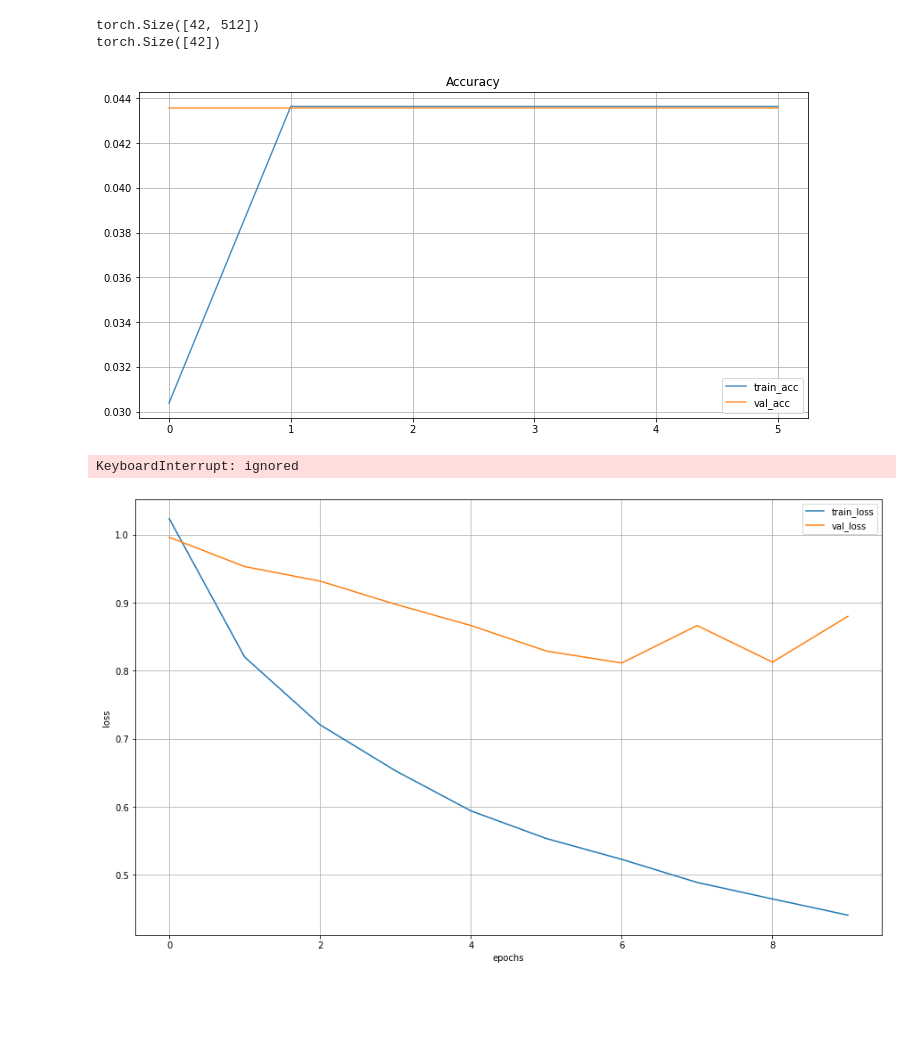
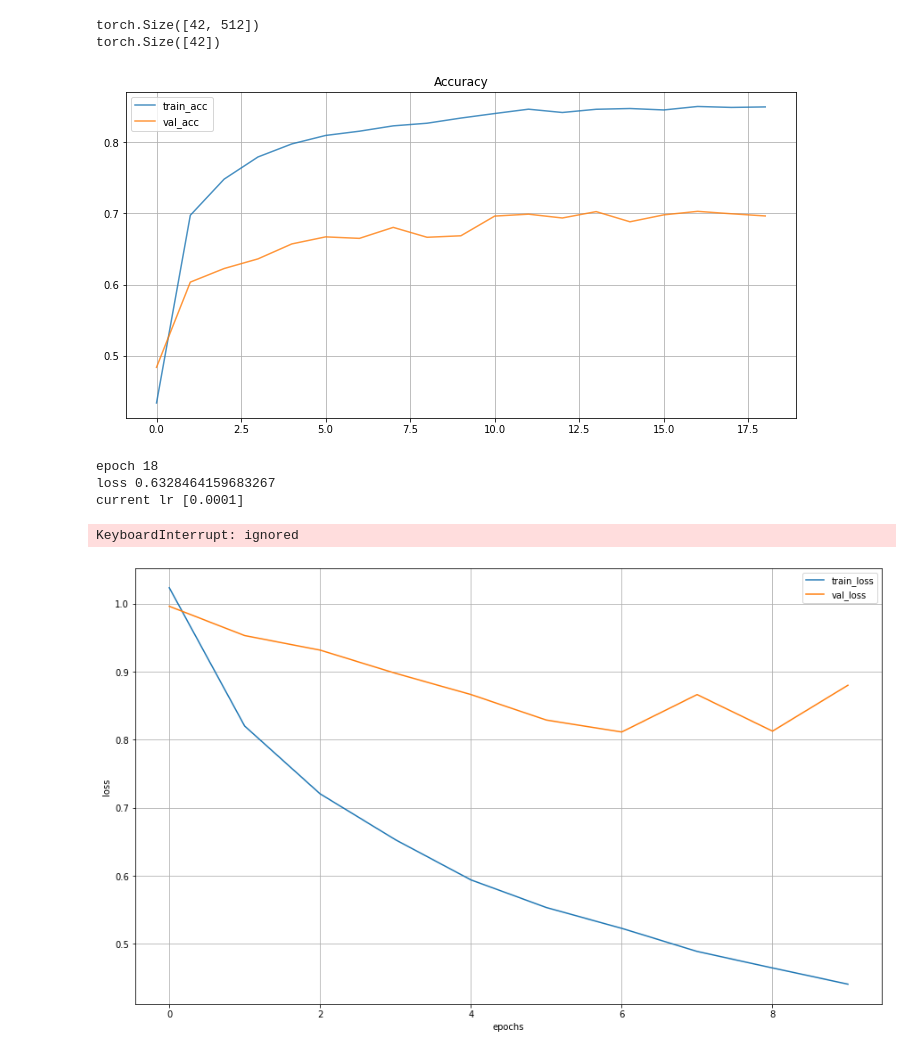
Before and after one commit to iptkachev/dls_part1, a Jupyter notebook: simpsons_baseline.ipynb, the cells around one changed output. Saved outputs shown, nothing was run; the diff lists cells and outputs as text; code cells hidden in the pictures; blank space fills up the shorter version.

```diff
--- a/simpsons_baseline.ipynb
+++ b/simpsons_baseline.ipynb
@@ -447,3 +492,7 @@ KeyboardInterrupt: ignored
 # %%
-history, best_model_wts = train(train_dataset, val_dataset, model=simple_cnn, opt=opt, epochs=10, batch_size=64)
+# epochs = 30
+# opt = torch.optim.Adam(simple_cnn.parameters())
+# exp_lr_scheduler = lr_scheduler.StepLR(opt, step_size=10, gamma=0.1)
+
+history, best_model_wts = train(train_dataset, val_dataset, model=simple_cnn, opt=opt, epochs=epochs, batch_size=64, scheduler=exp_lr_scheduler)
 # %% [output]
@@ -451,3 +504,5 @@ history, best_model_wts = train(train_dataset, val_dataset, model=simple_cnn, op
+# %%
+best_model_wts = simple_cnn
 # %% [markdown]
 Построим кривые обучения
 # %%
@@ -570,12 +532,14 @@ def train(train_dataset, val_dataset, model, opt, epochs, batch_size, scheduler=
     criterion = nn.CrossEntropyLoss()
 
     for epoch in range(epochs):
-        train_loss, train_acc = fit_epoch(model, scheduler, train_loader, criterion, opt)
-        print("loss", train_loss)
+        train_loss, train_acc = fit_epoch(model, train_loader, criterion, opt)
 
         val_loss, val_acc = eval_epoch(model, val_loader, criterion)
         history.append((train_loss, train_acc, val_loss, val_acc))
         acc_history.append((train_acc, val_acc))
+
+        if scheduler:
+          scheduler.step()
 
         if val_acc > best_acc:
             best_acc = val_acc
@@ -588,6 +552,10 @@ def train(train_dataset, val_dataset, model, opt, epochs, batch_size, scheduler=
             ))
         ))
 
+        print("epoch", epoch)
+        print("loss", train_loss)
+        print("current lr", scheduler.get_lr())
+
     return history, best_model_wts
 # %%
 model_conv = torchvision.models.resnet18(pretrained=True)
@@ -606,19 +574,17 @@ for param in model_conv.parameters():
 # %% [output]
 torch.Size([42, 512])
 torch.Size([42])
-# %%
-if val_dataset is None:
-    val_dataset = SimpsonsDataset(val_files, mode='val')
-
-train_dataset = SimpsonsDataset(train_files, mode='train')
 # %%
 epochs = 30
-opt = torch.optim.Adam(model_conv.parameters(), lr=0.001)
-exp_lr_scheduler = lr_scheduler.StepLR(opt, step_size=5, gamma=0.1)
-history_tl, best_model_wts = train(train_dataset, val_dataset, model=model_conv, opt=opt, epochs=epochs, scheduler=exp_lr_scheduler, batch_size=128)
+opt = torch.optim.AdamW(model_conv.parameters(), lr=0.001, weight_decay=0.1)
+exp_lr_scheduler = lr_scheduler.StepLR(opt, step_size=10, gamma=0.1)
+history_tl, best_model_wts = train(train_dataset, val_dataset, model=model_conv, opt=opt, epochs=epochs, scheduler=exp_lr_scheduler, batch_size=64)
 # %% [output]
-[figure, old version]
+[figure, new version]
-KeyboardInterrupt: ignored
+epoch 18
+loss 0.6328464159683267
+current lr [0.0001]
+KeyboardInterrupt: ignored
 # %%
 loss, acc, val_loss, val_acc = zip(*history_tl)
 plt.figure(figsize=(15, 9))
```
Also changed, not shown: parts of 20 cells of this notebook.
